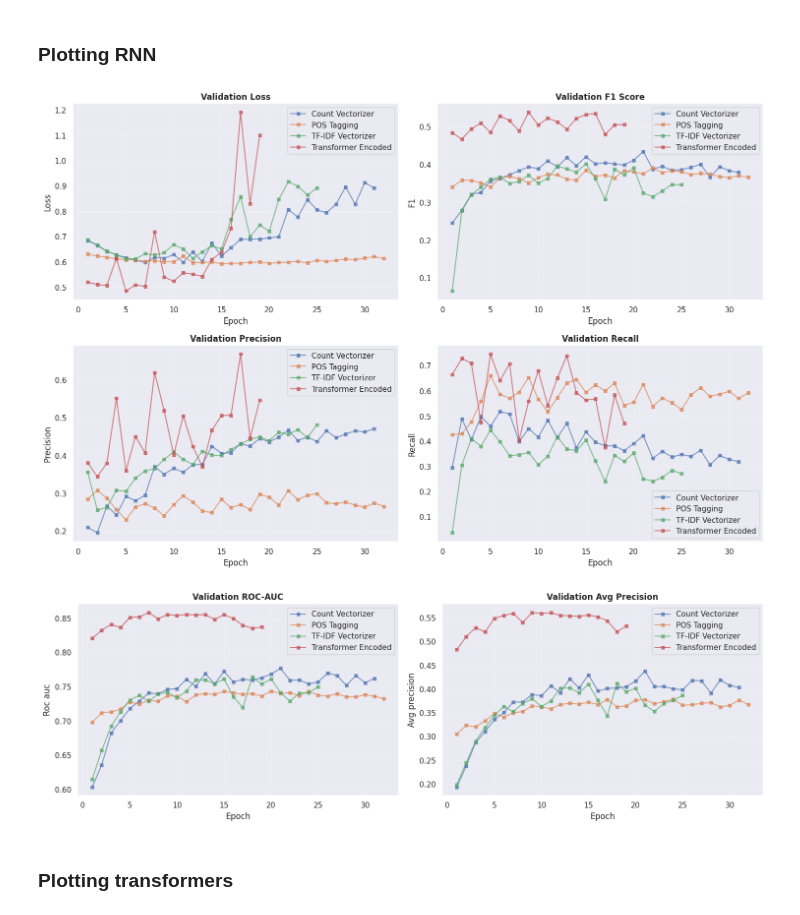
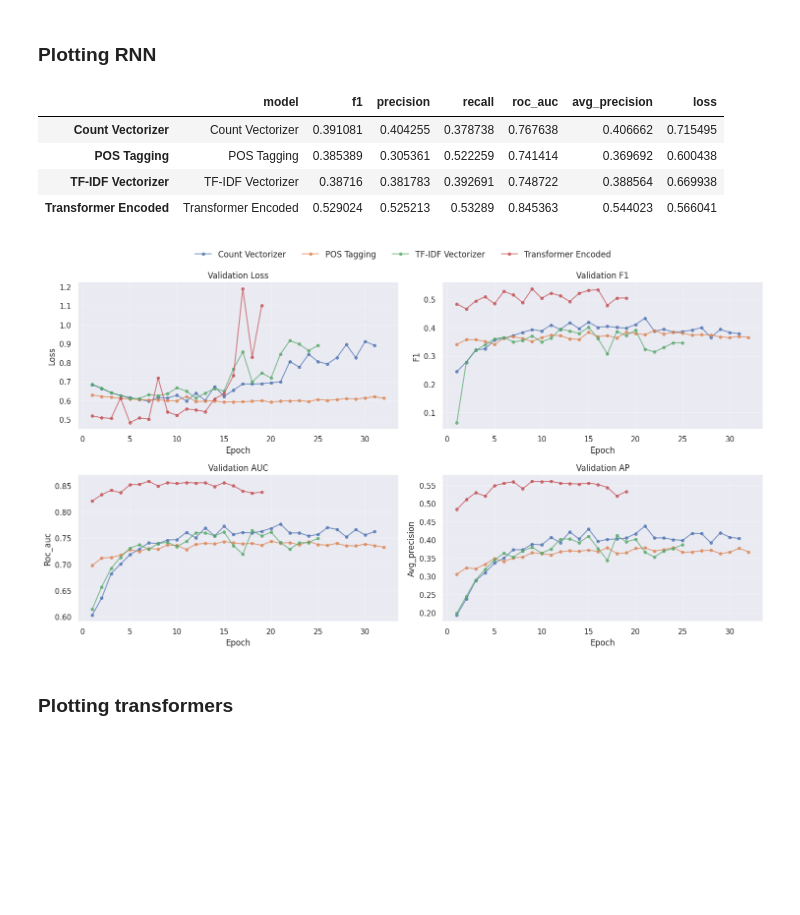
Before and after one commit to alan-man/tal-projet, a Jupyter notebook: plots_models.ipynb, the cells around one changed output. Drawn from its saved outputs; the diff is of its cells as text; code cells hidden in the pictures; blank space fills up the shorter version.

```diff
--- a/plots_models.ipynb
+++ b/plots_models.ipynb
@@ -54,47 +57,62 @@ for model_name, data in results.items():
 train_combined = pd.concat(training_history.values(), ignore_index=True)
 val_combined = pd.concat(validation_history.values(), ignore_index=True)
 test_combined = pd.DataFrame(test_metrics).T
+# %%
+test_combined
+# %% [output]
+|  | model | f1 | precision | recall | roc_auc | avg_precision | loss |
+| Count Vectorizer | Count Vectorizer | 0.391081 | 0.404255 | 0.378738 | 0.767638 | 0.406662 | 0.715495 |
+| POS Tagging | POS Tagging | 0.385389 | 0.305361 | 0.522259 | 0.741414 | 0.369692 | 0.600438 |
+| TF-IDF Vectorizer | TF-IDF Vectorizer | 0.38716 | 0.381783 | 0.392691 | 0.748722 | 0.388564 | 0.669938 |
+| Transformer Encoded | Transformer Encoded | 0.529024 | 0.525213 | 0.53289 | 0.845363 | 0.544023 | 0.566041 |
 # %%
 # Plot validation metrics comparison
-fig, axes = plt.subplots(2, 2, figsize=(15, 10))
+fig, axes = plt.subplots(2, 2, figsize=(15, 8))
 
-metrics_val = ['loss', 'f1', 'precision', 'recall']
-titles_val = ['Validation Loss', 'Validation F1 Score', 'Validation Precision', 'Validation Recall']
+# metrics_val = ['loss', 'f1', 'precision', 'recall', 'roc_auc', 'avg_precision']
+# titles_val = ['Validation Loss', 'Validation F1', 'Validation Precision', 'Validation Recall', 'Validation AUC', 'Validation AP']
+metrics_val = ['loss', 'f1', 'roc_auc', 'avg_precision']
+titles_val = ['Validation Loss', 'Validation F1', 'Validation AUC', 'Validation AP']
 
 for idx, (ax, metric, title) in enumerate(zip(axes.flat, metrics_val, titles_val)):
     for model_name in validation_history.keys():
         df = validation_history[model_name]
-        ax.plot(df['epoch'], df[metric], marker='s', label=model_name, alpha=0.7, markersize=4)
+        ax.plot(df['epoch'], df[metric], marker='o', label=model_name, alpha=0.7, markersize=4)
 
     ax.set_xlabel('Epoch')
     ax.set_ylabel(metric.capitalize())
-    ax.set_title(title, fontsize=12, fontweight='bold')
-    ax.legend(loc='best')
+    ax.set_title(title, fontsize=12)
+    # ax.legend(loc='best')
     ax.grid(True, alpha=0.3)
+
+handles, labels = ax.get_legend_handles_labels()
+
+# Place legend at the top (loc='upper center'), spread horizontally (ncol)
+fig.legend(handles, labels, loc='upper center', bbox_to_anchor=(0.5, 1.05),
+           ncol=len(validation_history.keys()), fontsize=12, frameon=False)
 
 plt.tight_layout()
 plt.show()
 
-# Plot additional validation metrics
-fig, axes = plt.subplots(1, 2, figsize=(15, 5))
+# # Plot additional validation metrics
+# fig, axes = plt.subplots(1, 2, figsize=(15, 5))
 
-for idx, (ax, metric, title) in enumerate(zip(axes.flat, ['roc_auc', 'avg_precision'],
-                                                        ['Validation ROC-AUC', 'Validation Avg Precision'])):
-    for model_name in validation_history.keys():
-        df = validation_history[model_name]
-        ax.plot(df['epoch'], df[metric], marker='s', label=model_name, alpha=0.7, markersize=4)
+# for idx, (ax, metric, title) in enumerate(zip(axes.flat, ['roc_auc', 'avg_precision'],
+#                                                         ['Validation AUC', 'Validation AP'])):
+#     for model_name in validation_history.keys():
+#         df = validation_history[model_name]
+#         ax.plot(df['epoch'], df[metric], marker='s', label=model_name, alpha=0.7, markersize=4)
 
-    ax.set_xlabel('Epoch')
-    ax.set_ylabel(metric.capitalize().replace('_', ' '))
-    ax.set_title(title, fontsize=12, fontweight='bold')
-    ax.legend(loc='best')
-    ax.grid(True, alpha=0.3)
+#     ax.set_xlabel('Epoch')
+#     ax.set_ylabel(metric.capitalize().replace('_', ' '))
+#     ax.set_title(title, fontsize=12)
+#     ax.legend(loc='best')
+#     ax.grid(True, alpha=0.3)
 
-plt.tight_layout()
-plt.show()
+# plt.tight_layout()
+# plt.show()
 # %% [output]
-[figure, old version]
+[figure, new version]
-[figure, removed]
 # %% [markdown]
 ### Plotting transformers
 # %%
```
Also changed, not shown: parts of 1 cell of this notebook, 21 other files.
